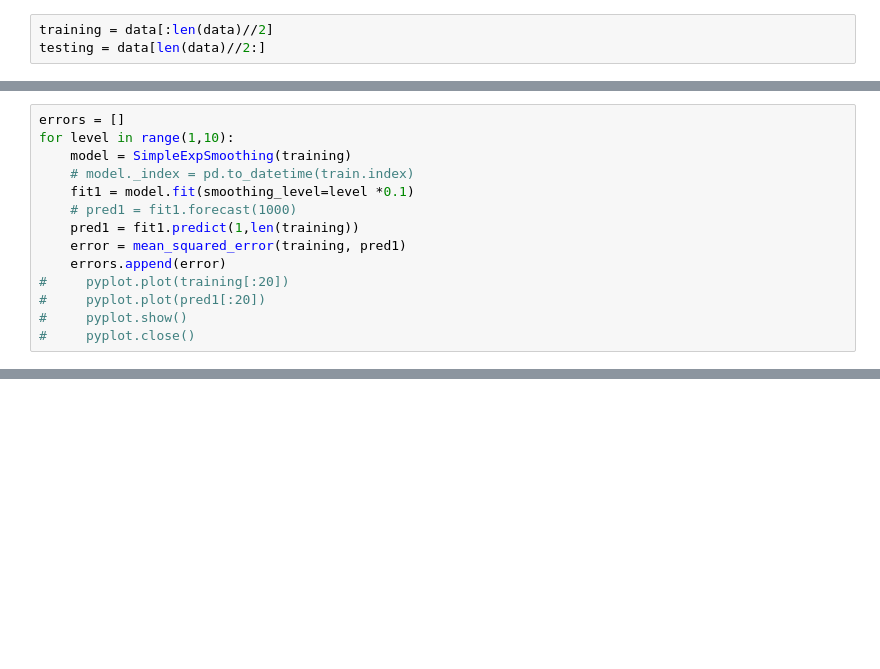
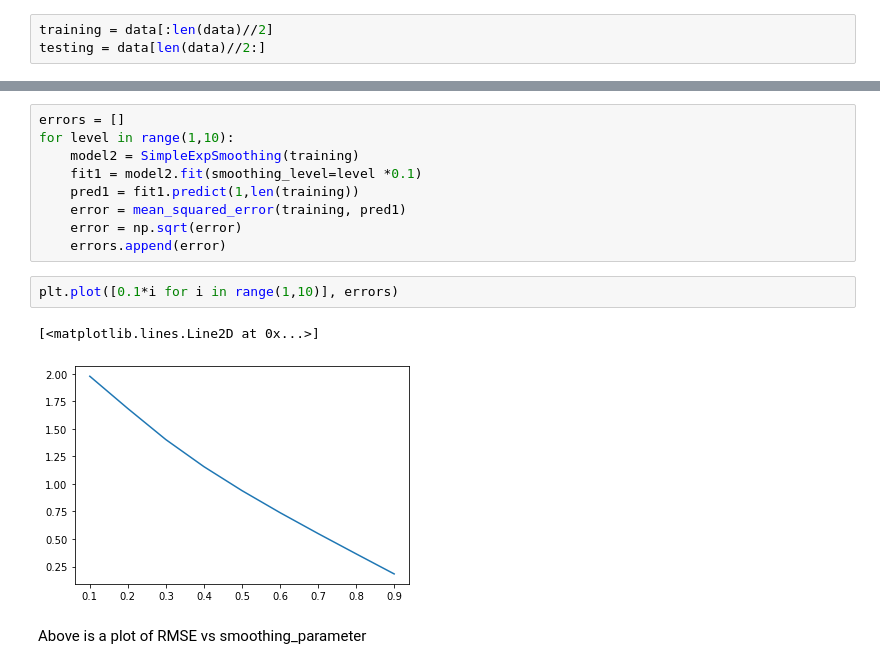
Before and after one commit to adithyarganesh/CSC591_004_Forecasting, a Jupyter notebook: Weather_Forecasting.ipynb, the cells around one changed output, grey strips where cells are left out. Drawn from its saved outputs; the diff is of its cells as text; blank space fills up the shorter version.

```diff
--- a/Weather_Forecasting.ipynb
+++ b/Weather_Forecasting.ipynb
@@ -96,14 +81,0 @@ from statsmodels.tsa.holtwinters import SimpleExpSmoothing
-# %%
-errors = []
-for level in range(1,10):
-    model = SimpleExpSmoothing(training)
-    # model._index = pd.to_datetime(train.index)
-    fit1 = model.fit(smoothing_level=level *0.1)
-    # pred1 = fit1.forecast(1000)
-    pred1 = fit1.predict(1,len(training))
-    error = mean_squared_error(training, pred1)
-    errors.append(error)
-#     pyplot.plot(training[:20])
-#     pyplot.plot(pred1[:20])
-#     pyplot.show()
-#     pyplot.close()
@@ -126,0 +103,16 @@ pyplot.plot(pred1[:100])
+# %%
+errors = []
+for level in range(1,10):
+    model2 = SimpleExpSmoothing(training)
+    fit1 = model2.fit(smoothing_level=level *0.1)
+    pred1 = fit1.predict(1,len(training))
+    error = mean_squared_error(training, pred1)
+    error = np.sqrt(error)
+    errors.append(error)
+# %%
+plt.plot([0.1*i for i in range(1,10)], errors)
+# %% [output]
+[<matplotlib.lines.Line2D at 0x...>]
+[figure, added]
+# %% [markdown]
+Above is a plot of RMSE vs smoothing_parameter
```
Also changed, not shown: parts of 64 cells of this notebook, 1 other file.
